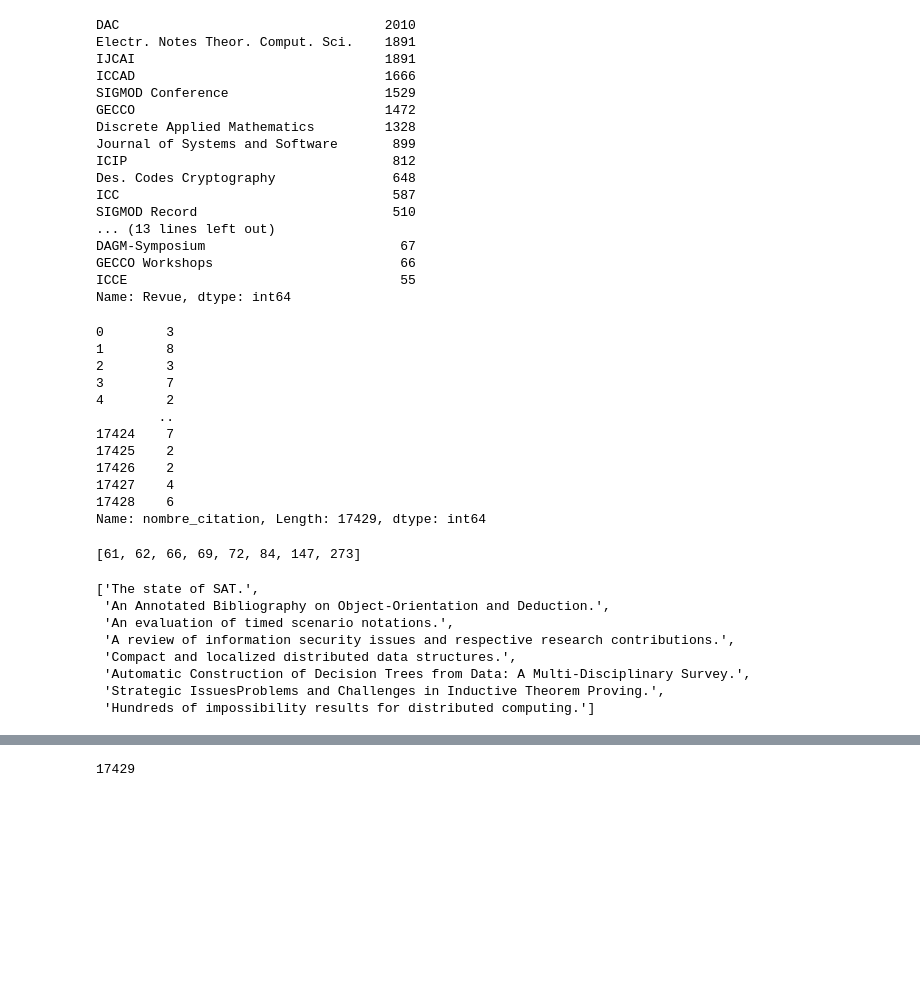
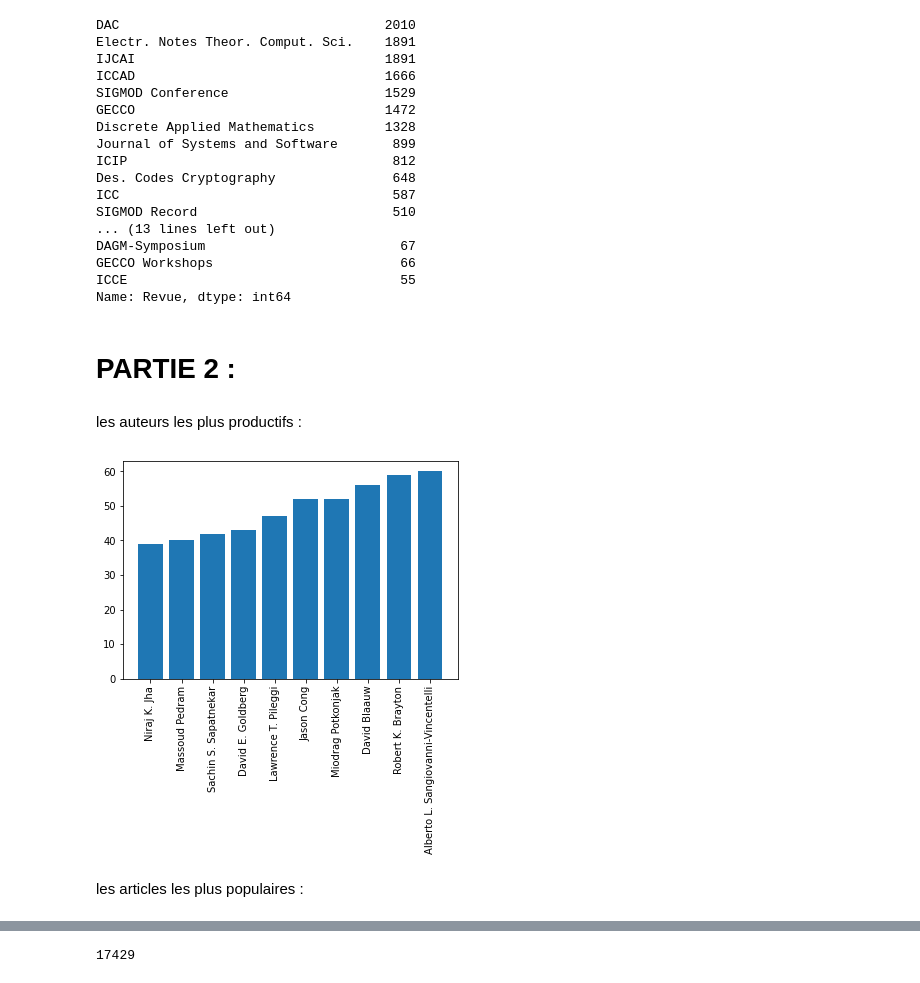
Before and after one commit to Erifai/Bi_Project, a Jupyter notebook: Projet_BI_NLP.ipynb, the cells around one changed output, grey strips where cells are left out. Cells and saved outputs as stored; diff of their text form; code cells hidden in the pictures; blank space fills up the shorter version.

Commit message:
PARTIE 1 + PARTIE 2  ok PARTIE 3 [EN COURS]

```diff
--- a/Projet_BI_NLP.ipynb
+++ b/Projet_BI_NLP.ipynb
@@ -144,42 +138,37 @@ DAGM-Symposium                         67
 GECCO Workshops                        66
 ICCE                                   55
 Name: Revue, dtype: int64
-# %%
-df['nombre_citation'] = df['IdRefrences'].map(lambda x : len(x.split("#")))
-df['nombre_citation']
-# %% [output]
-0        3
-1        8
-2        3
-3        7
-4        2
-        ..
-17424    7
-17425    2
-17426    2
-17427    4
-17428    6
-Name: nombre_citation, Length: 17429, dtype: int64
-# %%
-lii = df['nombre_citation'].to_list()
-lii.sort()
-list_nb_citation = lii[-8:]
-list_nb_citation
-# %% [output]
-[61, 62, 66, 69, 72, 84, 147, 273]
-# %%
-list_abs = []
-for i in list_nb_citation:
-  ind = df[df['nombre_citation'] == i].index
-  list_abs.append(df.at[ind[0],"Titre"])
-
-list_abs
-# %% [output]
-['The state of SAT.',
- 'An Annotated Bibliography on Object-Orientation and Deduction.',
- 'An evaluation of timed scenario notations.',
- 'A review of information security issues and respective research contributions.',
- 'Compact and localized distributed data structures.',
- 'Automatic Construction of Decision Trees from Data: A Multi-Disciplinary Survey.',
- 'Strategic IssuesProblems and Challenges in Inductive Theorem Proving.',
- 'Hundreds of impossibility results for distributed computing.']
+# %% [markdown]
+# PARTIE 2 :
+# %% [markdown]
+les auteurs les plus productifs :
+# %%
+dict_authers = {}
+def auth(x):
+  li = x.split(",")
+  for auth in li:
+    if auth in dict_authers.keys():
+      dict_authers.update({auth : dict_authers[auth] + 1})
+    else:
+      dict_authers[auth] = 1
+
+df['Auteurs'].map(lambda x : auth(x))
+dict_authers.pop('')
+dict_auth_ord = dict(sorted(dict_authers.items(), key=lambda item: item[1]))
+
+height = list(dict_auth_ord.keys())
+height = height[-10:]
+bars = list(dict_auth_ord.values())
+bars = bars[-10:]
+y_pos = np.arange(len(bars))
+# Create bars
+plt.bar(y_pos, bars)
+# Create names on the x-axis
+degrees = 90
+plt.xticks(y_pos, height,rotation = degrees )
+# Show graphic
+plt.show()
+# %% [output]
+[figure, added]
+# %% [markdown]
+les articles les plus populaires :
```
Also changed, not shown: parts of 25 cells of this notebook.
